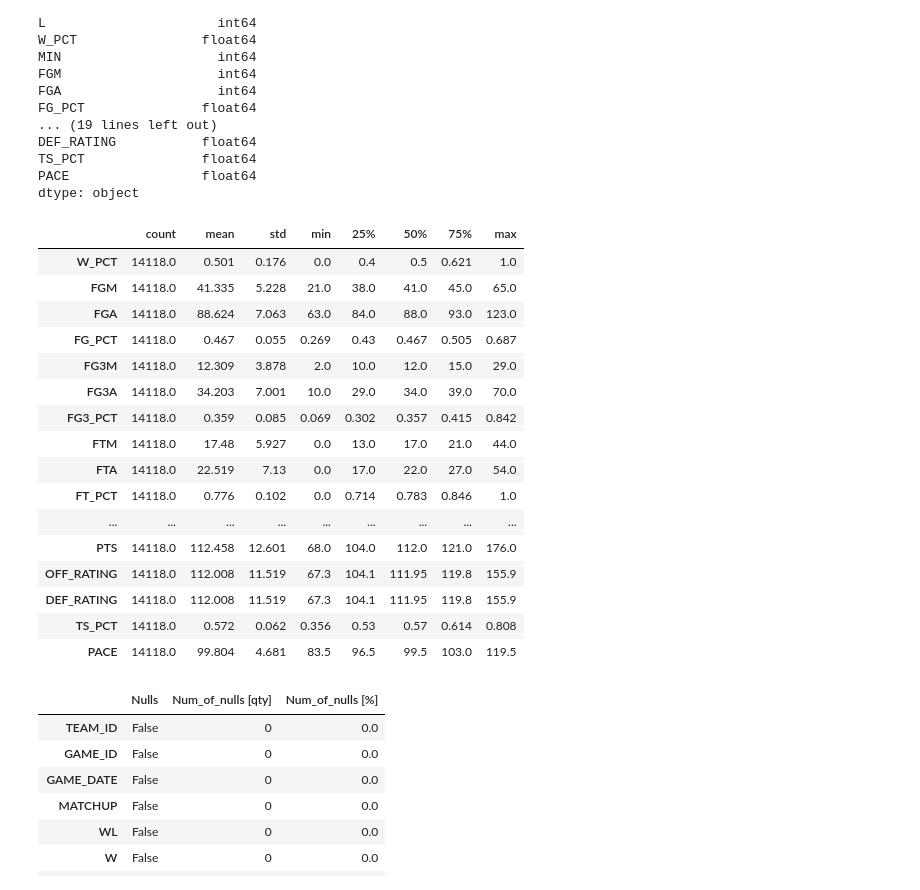
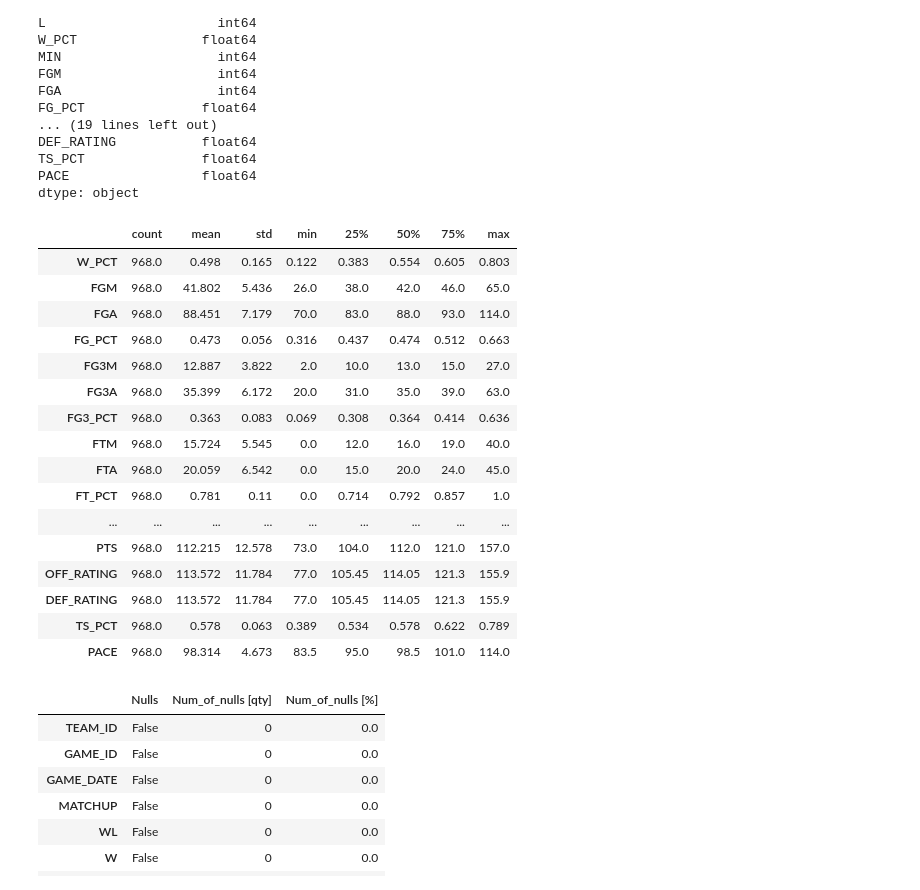
Before and after one commit to matgalv2/NBA-prediction, a Jupyter notebook: dataset-analysis/NBA_datasets_analysis.ipynb, the cells around one changed output. Drawn from its saved outputs; the diff is of its cells as text; code cells hidden in the pictures.

```diff
--- a/dataset-analysis/NBA_datasets_analysis.ipynb
+++ b/dataset-analysis/NBA_datasets_analysis.ipynb
@@ -93,29 +93,34 @@ dtype: object
 # %%
 columns_to_check = [
     'W_PCT', 'FGM', 'FGA', 'FG_PCT', 'FG3M', 'FG3A', 'FG3_PCT', 'FTM', 'FTA',
        'FT_PCT', 'OREB', 'DREB', 'REB', 'AST', 'STL', 'BLK', 'TOV', 'PF',
        'PTS',  'OFF_RATING', 'DEF_RATING', 'TS_PCT', 'PACE'
 ]
 
+valid_gameIds = pd.read_csv(f'{path_to_resources}/datasets/data.csv', sep='\t')["GAME_ID"].tolist()
+
+dataset = dataset[dataset["GAME_ID"].isin(valid_gameIds)]
+
+
 dataset[columns_to_check].describe().round(decimals=3).astype(object).transpose()
 # %% [output]
 |  | count | mean | std | min | 25% | 50% | 75% | max |
-| W_PCT | 14118.0 | 0.501 | 0.176 | 0.0 | 0.4 | 0.5 | 0.621 | 1.0 |
-| FGM | 14118.0 | 41.335 | 5.228 | 21.0 | 38.0 | 41.0 | 45.0 | 65.0 |
-| FGA | 14118.0 | 88.624 | 7.063 | 63.0 | 84.0 | 88.0 | 93.0 | 123.0 |
-| FG_PCT | 14118.0 | 0.467 | 0.055 | 0.269 | 0.43 | 0.467 | 0.505 | 0.687 |
-| FG3M | 14118.0 | 12.309 | 3.878 | 2.0 | 10.0 | 12.0 | 15.0 | 29.0 |
-| FG3A | 14118.0 | 34.203 | 7.001 | 10.0 | 29.0 | 34.0 | 39.0 | 70.0 |
-| FG3_PCT | 14118.0 | 0.359 | 0.085 | 0.069 | 0.302 | 0.357 | 0.415 | 0.842 |
-| FTM | 14118.0 | 17.48 | 5.927 | 0.0 | 13.0 | 17.0 | 21.0 | 44.0 |
-| FTA | 14118.0 | 22.519 | 7.13 | 0.0 | 17.0 | 22.0 | 27.0 | 54.0 |
-| FT_PCT | 14118.0 | 0.776 | 0.102 | 0.0 | 0.714 | 0.783 | 0.846 | 1.0 |
+| W_PCT | 968.0 | 0.498 | 0.165 | 0.122 | 0.383 | 0.554 | 0.605 | 0.803 |
+| FGM | 968.0 | 41.802 | 5.436 | 26.0 | 38.0 | 42.0 | 46.0 | 65.0 |
+| FGA | 968.0 | 88.451 | 7.179 | 70.0 | 83.0 | 88.0 | 93.0 | 114.0 |
+| FG_PCT | 968.0 | 0.473 | 0.056 | 0.316 | 0.437 | 0.474 | 0.512 | 0.663 |
+| FG3M | 968.0 | 12.887 | 3.822 | 2.0 | 10.0 | 13.0 | 15.0 | 27.0 |
+| FG3A | 968.0 | 35.399 | 6.172 | 20.0 | 31.0 | 35.0 | 39.0 | 63.0 |
+| FG3_PCT | 968.0 | 0.363 | 0.083 | 0.069 | 0.308 | 0.364 | 0.414 | 0.636 |
+| FTM | 968.0 | 15.724 | 5.545 | 0.0 | 12.0 | 16.0 | 19.0 | 40.0 |
+| FTA | 968.0 | 20.059 | 6.542 | 0.0 | 15.0 | 20.0 | 24.0 | 45.0 |
+| FT_PCT | 968.0 | 0.781 | 0.11 | 0.0 | 0.714 | 0.792 | 0.857 | 1.0 |
 | ... | ... | ... | ... | ... | ... | ... | ... | ... |
-| PTS | 14118.0 | 112.458 | 12.601 | 68.0 | 104.0 | 112.0 | 121.0 | 176.0 |
-| OFF_RATING | 14118.0 | 112.008 | 11.519 | 67.3 | 104.1 | 111.95 | 119.8 | 155.9 |
-| DEF_RATING | 14118.0 | 112.008 | 11.519 | 67.3 | 104.1 | 111.95 | 119.8 | 155.9 |
-| TS_PCT | 14118.0 | 0.572 | 0.062 | 0.356 | 0.53 | 0.57 | 0.614 | 0.808 |
-| PACE | 14118.0 | 99.804 | 4.681 | 83.5 | 96.5 | 99.5 | 103.0 | 119.5 |
+| PTS | 968.0 | 112.215 | 12.578 | 73.0 | 104.0 | 112.0 | 121.0 | 157.0 |
+| OFF_RATING | 968.0 | 113.572 | 11.784 | 77.0 | 105.45 | 114.05 | 121.3 | 155.9 |
+| DEF_RATING | 968.0 | 113.572 | 11.784 | 77.0 | 105.45 | 114.05 | 121.3 | 155.9 |
+| TS_PCT | 968.0 | 0.578 | 0.063 | 0.389 | 0.534 | 0.578 | 0.622 | 0.789 |
+| PACE | 968.0 | 98.314 | 4.673 | 83.5 | 95.0 | 98.5 | 101.0 | 114.0 |
 # %%
 nulls_summary = pd.DataFrame(dataset.isnull().any(), columns=['Nulls'])
 nulls_summary['Num_of_nulls [qty]'] = pd.DataFrame(dataset.isnull().sum())
```
Also changed, not shown: parts of 3 cells of this notebook.
